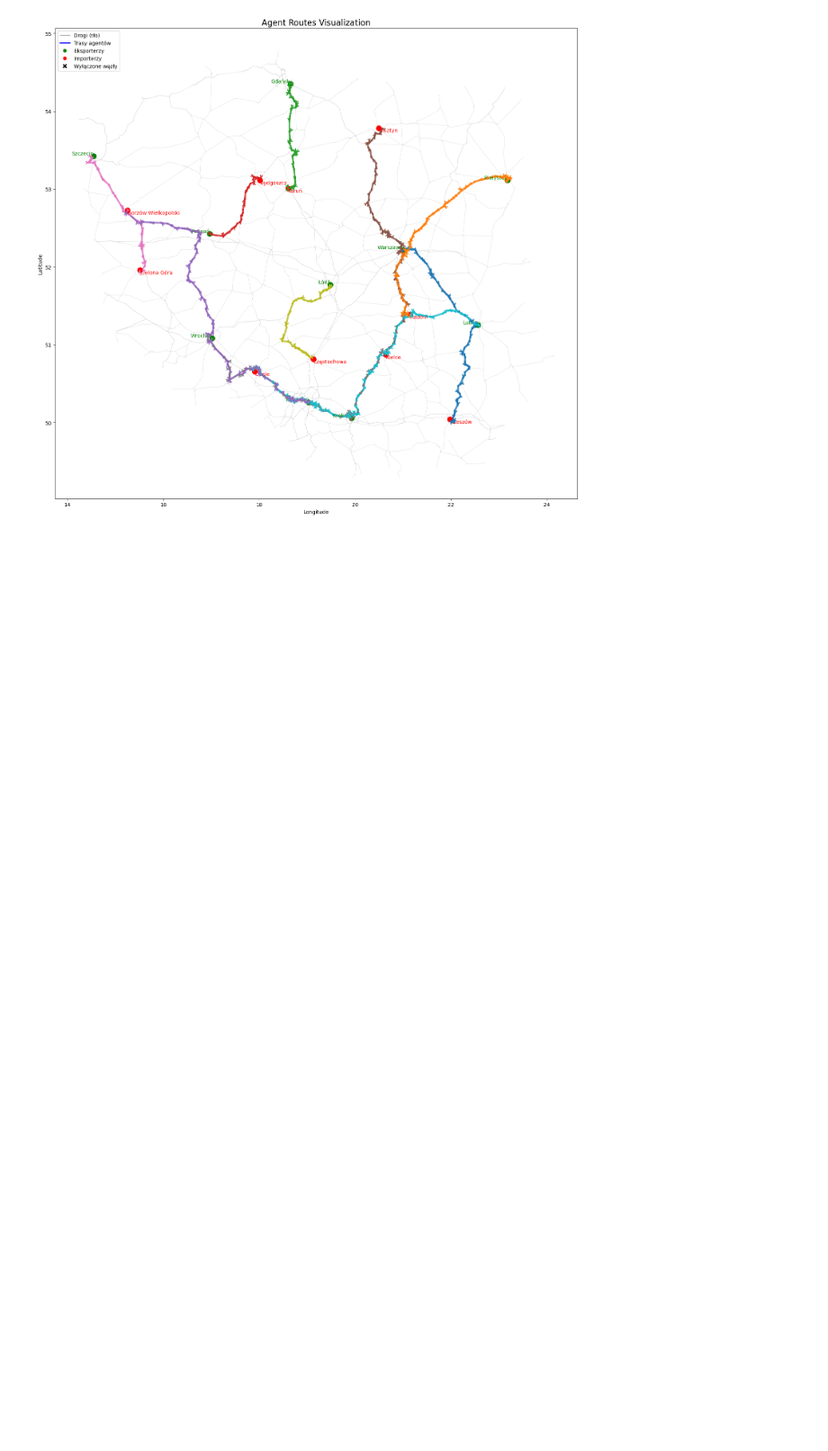
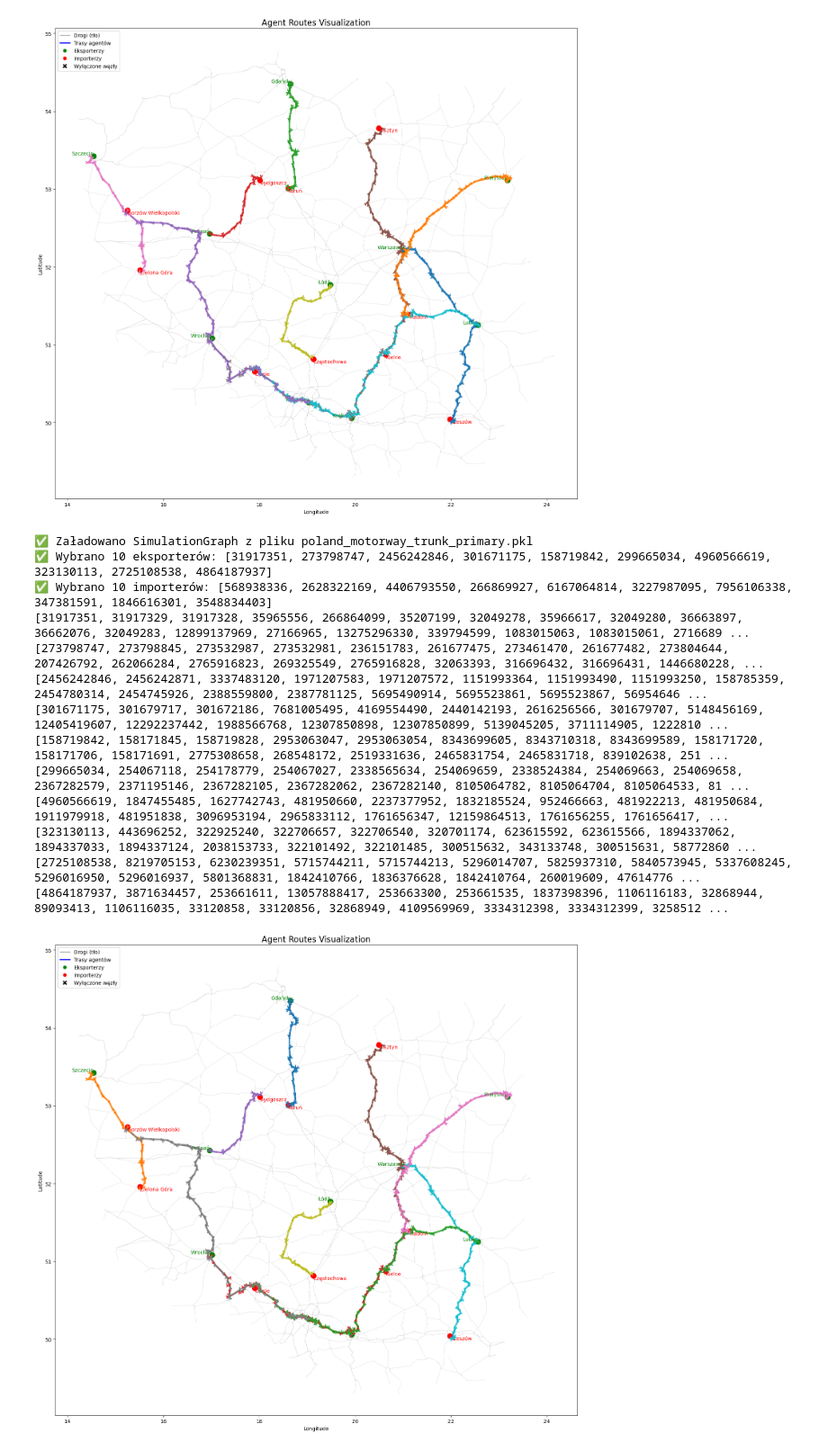
Before and after one commit to Kacpergalek/Supply_chain_simulator, a Jupyter notebook: network/transport_network.ipynb, the cells around one changed output. Shown at 90% size. Cells and saved outputs as stored; diff of their text form; code cells hidden in the pictures; blank space fills up the shorter version.

Commit message:
zmiana inicjacji do pliku zamiast w jupyterze

```diff
--- a/network/transport_network.ipynb
+++ b/network/transport_network.ipynb
@@ -188,3 +188,41 @@ plot_agent_routes(graph,routes,exporter_nodes,importer_nodes,major_cities=major_
 )
 # %% [output]
 [figure]
+# %%
+
+from agents_initiation import initiation
+import sys, os, math
+import networkx as nx
+import pandas as pd
+from graph_reader import GraphManager
+from visualization import plot_agent_routes
+reader = GraphManager()
+try:
+    graph = reader.load_pickle_graph("poland_motorway_trunk_primary.pkl")
+    print("✅ Załadowano SimulationGraph z pliku poland_motorway_trunk_primary.pkl")
+except Exception as e:
+    print("❌ Błąd wczytywania grafu:", e)
+    graph = None
+
+results = initiation(graph)
+for r in results:
+    print(r['path'])
+
+routes = [r['path'] for r in results]
+plot_agent_routes(graph,routes,exporter_nodes,importer_nodes,major_cities=major_cities # słownik {miasto: (lat, lon)}
+)
+# %% [output]
+✅ Załadowano SimulationGraph z pliku poland_motorway_trunk_primary.pkl
+✅ Wybrano 10 eksporterów: [31917351, 273798747, 2456242846, 301671175, 158719842, 299665034, 4960566619, 323130113, 2725108538, 4864187937]
+✅ Wybrano 10 importerów: [568938336, 2628322169, 4406793550, 266869927, 6167064814, 3227987095, 7956106338, 347381591, 1846616301, 3548834403]
+[31917351, 31917329, 31917328, 35965556, 266864099, 35207199, 32049278, 35966617, 32049280, 36663897, 36662076, 32049283, 12899137969, 27166965, 13275296330, 339794599, 1083015063, 1083015061, 2716689 ...
+[273798747, 273798845, 273532987, 273532981, 236151783, 261677475, 273461470, 261677482, 273804644, 207426792, 262066284, 2765916823, 269325549, 2765916828, 32063393, 316696432, 316696431, 1446680228, ...
+[2456242846, 2456242871, 3337483120, 1971207583, 1971207572, 1151993364, 1151993490, 1151993250, 158785359, 2454780314, 2454745926, 2388559800, 2387781125, 5695490914, 5695523861, 5695523867, 56954646 ...
+[301671175, 301679717, 301672186, 7681005495, 4169554490, 2440142193, 2616256566, 301679707, 5148456169, 12405419607, 12292237442, 1988566768, 12307850898, 12307850899, 5139045205, 3711114905, 1222810 ...
+[158719842, 158171845, 158719828, 2953063047, 2953063054, 8343699605, 8343710318, 8343699589, 158171720, 158171706, 158171691, 2775308658, 268548172, 2519331636, 2465831754, 2465831718, 839102638, 251 ...
+[299665034, 254067118, 254178779, 254067027, 2338565634, 254069659, 2338524384, 254069663, 254069658, 2367282579, 2371195146, 2367282105, 2367282062, 2367282140, 8105064782, 8105064704, 8105064533, 81 ...
+[4960566619, 1847455485, 1627742743, 481950660, 2237377952, 1832185524, 952466663, 481922213, 481950684, 1911979918, 481951838, 3096953194, 2965833112, 1761656347, 12159864513, 1761656255, 1761656417, ...
+[323130113, 443696252, 322925240, 322706657, 322706540, 320701174, 623615592, 623615566, 1894337062, 1894337033, 1894337124, 2038153733, 322101492, 322101485, 300515632, 343133748, 300515631, 58772860 ...
+[2725108538, 8219705153, 6230239351, 5715744211, 5715744213, 5296014707, 5825937310, 5840573945, 5337608245, 5296016950, 5296016937, 5801368831, 1842410766, 1836376628, 1842410764, 260019609, 47614776 ...
+[4864187937, 3871634457, 253661611, 13057888417, 253663300, 253661535, 1837398396, 1106116183, 32868944, 89093413, 1106116035, 33120858, 33120856, 32868949, 4109569969, 3334312398, 3334312399, 3258512 ...
+[figure, added]
```
Also changed, not shown: 2 other files.
